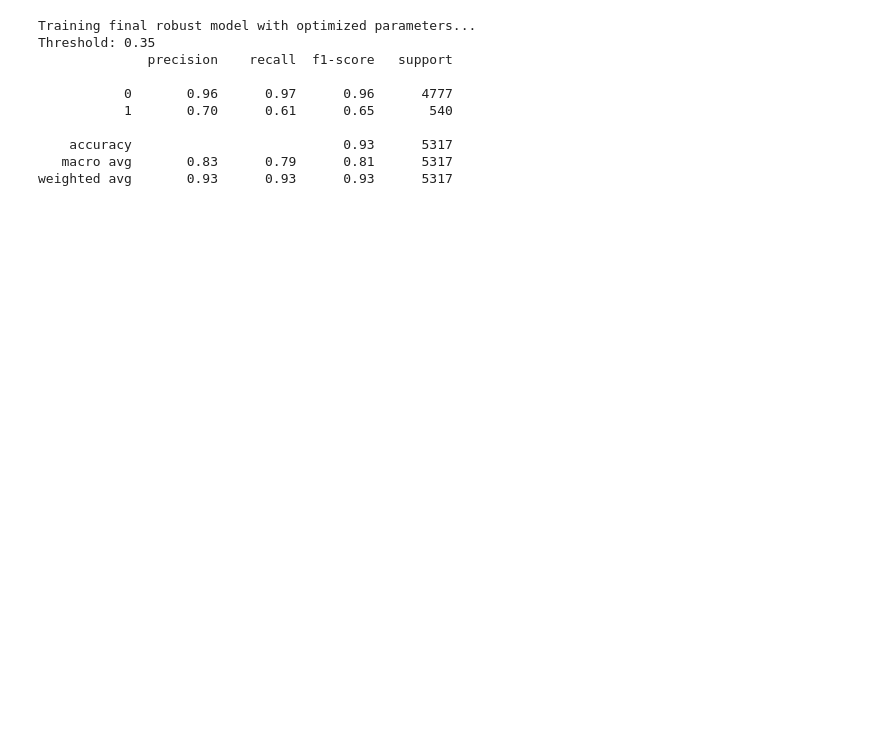
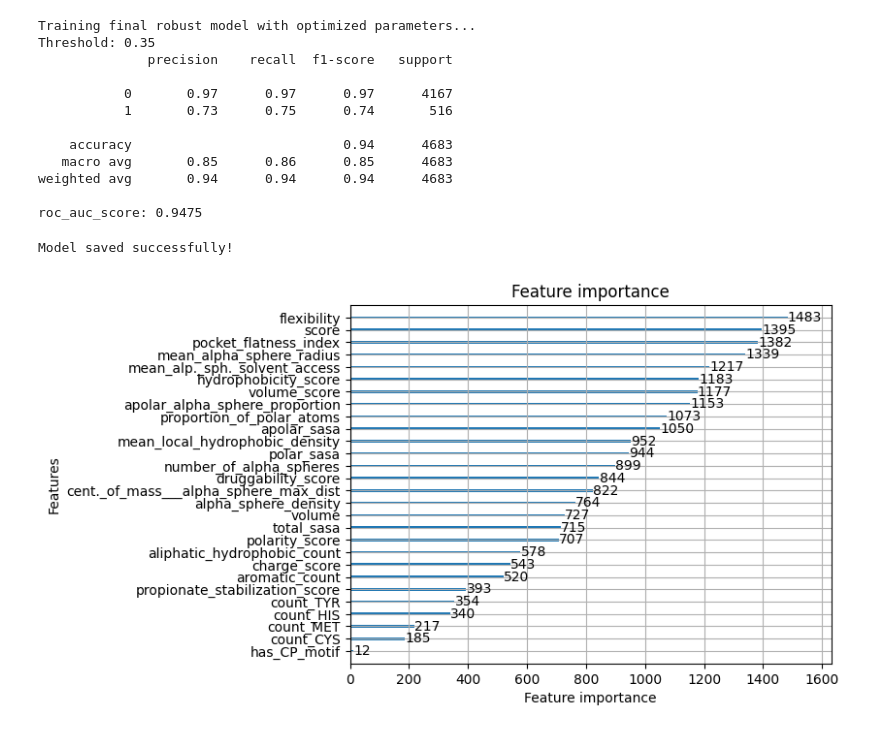
Before and after one commit to chaitanya1-stack/HemeDiscover, a Jupyter notebook: model/Train_HEME_BINDING.ipynb, the cells around one changed output. Drawn from its saved outputs; the diff is of its cells as text; code cells hidden in the pictures; blank space fills up the shorter version.

```diff
--- a/model/Train_HEME_BINDING.ipynb
+++ b/model/Train_HEME_BINDING.ipynb
@@ -326,6 +348,8 @@ optimal_threshold = 0.35
 y_pred_final = (y_probs_test >= optimal_threshold).astype(int)
 print(f"Threshold: {optimal_threshold}")
 print(classification_report(y_test, y_pred_final))
+print(f"roc_auc_score: {roc_auc_score(y_test, y_probs_test):.4f}")
+
 
 
 
@@ -336,9 +360,22 @@ Training final robust model with optimized parameters...
 Threshold: 0.35
               precision    recall  f1-score   support
 
-           0       0.96      0.97      0.96      4777
-           1       0.70      0.61      0.65       540
+           0       0.97      0.97      0.97      4167
+           1       0.73      0.75      0.74       516
 
-    accuracy                           0.93      5317
-   macro avg       0.83      0.79      0.81      5317
-weighted avg       0.93      0.93      0.93      5317
+    accuracy                           0.94      4683
+   macro avg       0.85      0.86      0.85      4683
+weighted avg       0.94      0.94      0.94      4683
+
+roc_auc_score: 0.9475
+# %%
+# Save the model to a text file
+final_optimized_model.save_model('heme_binder_lightgbm.txt')
+print("Model saved successfully!")
+# %% [output]
+Model saved successfully!
+# %%
+lgb.plot_importance(final_optimized_model, max_num_features=29)
+plt.show()
+# %% [output]
+[figure, added]
```
Also changed, not shown: parts of 12 cells of this notebook, 13 other files.
